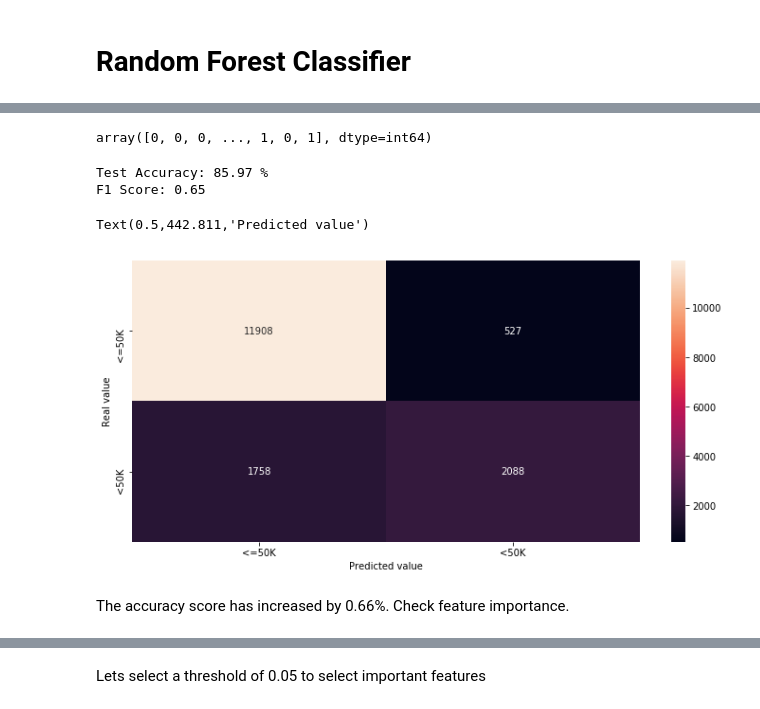
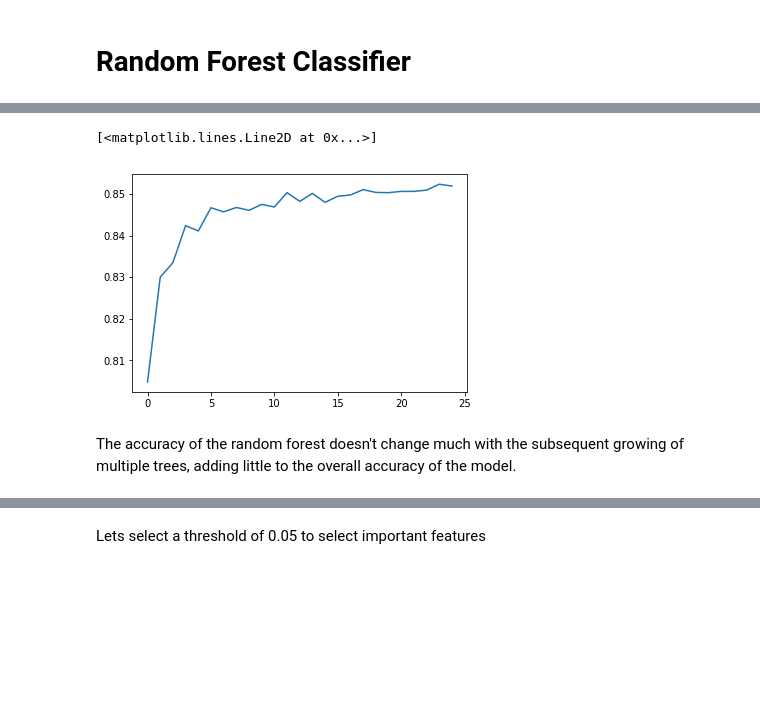
Before and after one commit to siddharthalal/Application-of-classification-models, a Jupyter notebook: Application of classification models.ipynb, the cells around one changed output, grey strips where cells are left out. Saved outputs shown, nothing was run; the diff lists cells and outputs as text; code cells hidden in the pictures; blank space fills up the shorter version.

```diff
--- a/Application of classification models.ipynb
+++ b/Application of classification models.ipynb
@@ -308,23 +288,19 @@ Best: 0.916191 using {'max_depth': 9, 'max_features': 5, 'min_samples_leaf': 1,
-# %%
-predicted = grid_result.predict(X_test)
-predicted
-# %% [output]
-array([0, 0, 0, ..., 1, 0, 1], dtype=int64)
-# %%
-# evaluation metrics
-print("Test Accuracy:", format(metrics.accuracy_score(y_test, predicted) * 100, '.2f'), '%')
-print("F1 Score:", format(metrics.f1_score(y_test, predicted), '.2f'))
-
-cm = metrics.confusion_matrix(y_test, predicted)
-plt.figure(figsize=(12,12))
-plt.subplot(2,1,1)
-sns.heatmap(cm, annot=True, fmt="d", xticklabels=['<=50K', '<50K'], yticklabels=['<=50K', '<50K'])
-plt.ylabel("Real value")
-plt.xlabel("Predicted value")
-# %% [output]
-Test Accuracy: 85.97 %
-F1 Score: 0.65
-Text(0.5,442.811,'Predicted value')
-[figure, removed]
-# %% [markdown]
-The accuracy score has increased by 0.66%. Check feature importance.
+# %%
+# Running a different number of trees and see the effect of that on the accuracy of the prediction
+
+trees=range(25)
+accuracy=np.zeros(25)
+
+for idx in range(len(trees)):
+    model=RandomForestClassifier(n_estimators=idx + 1, random_state=seed)
+    model.fit(X_train, y_train)
+    predictions=model.predict(X_test)
+    accuracy[idx]=metrics.accuracy_score(y_test, predictions)
+
+plt.cla()
+plt.plot(trees, accuracy)
+# %% [output]
+[<matplotlib.lines.Line2D at 0x...>]
+[figure, added]
+# %% [markdown]
+The accuracy of the random forest doesn't change much with the subsequent growing of multiple trees, adding little to the overall accuracy of the model.
```
Also changed, not shown: parts of 15 cells of this notebook.
